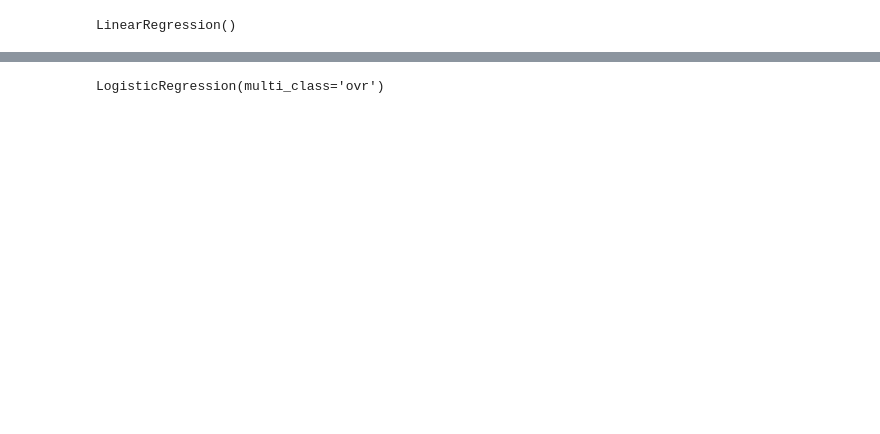
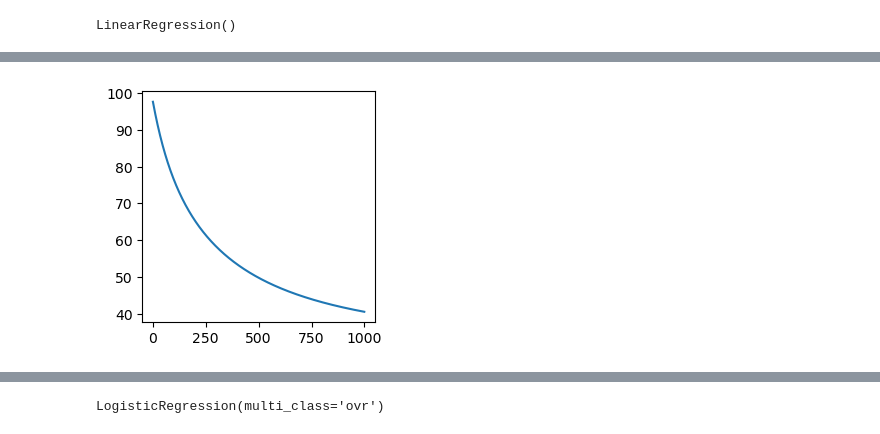
Before and after one commit to vaibhaVishwakarma/ML-from-scratch, a Jupyter notebook: NoteBooks/LR & LogR .ipynb, the cells around one changed output, grey strips where cells are left out. Saved outputs shown, nothing was run; the diff lists cells and outputs as text; code cells hidden in the pictures; blank space fills up the shorter version.

```diff
--- a/NoteBooks/LR & LogR .ipynb
+++ b/NoteBooks/LR & LogR .ipynb
@@ -102,8 +103,8 @@ sklearn model Error:  380.1461831089761
 ![alt text](https://raw.githubusercontent.com/vaibhaVishwakarma/ML-from-scratch/master/NoteBooks/OVR%20representation.png)
 # %%
 from sklearn.datasets import make_classification
-SAMPLES = int(10e4)
-X,y  =make_classification(n_samples=SAMPLES, n_features=100,n_classes= 2 ,n_clusters_per_class=3, n_informative=3)
+SAMPLES = int(1000)
+X,y  =make_classification(n_samples=SAMPLES, n_features=100,n_classes= 4 ,n_clusters_per_class=3, n_informative=4)
 X_train , X_test , y_train , y_test = train_test_split(X , y  , random_state=RANDOM_STATE , shuffle=True)
 # %%
 class LogisticRegression:
@@ -127,6 +128,7 @@ class LogisticRegression:
         self.n_classes = len(set(y))
         self.weights = np.zeros((n_features, self.n_classes))
         self.bias = np.zeros(self.n_classes)
+        loss_array = np.zeros((self.n_iter , self.n_classes))
 
         for nth_class in range(self.n_classes):
 
@@ -149,8 +151,11 @@ class LogisticRegression:
                 weights -= self.lr * delw_j
                 bias    -= self.lr * delb_j
 
+            loss_array[: , nth_class] = loss
+
             self.weights[: , nth_class] = weights
             self.bias[nth_class] = bias
+        self.loss = list(map(lambda record : record.mean() , loss_array))
 
     def predict_proba(self, X):
         n_records = X.shape[0]
@@ -173,6 +178,12 @@ class LogisticRegression:
         proba = intermediate / denominator[:,np.newaxis]
         return np.array(list(map(lambda record : list(record).index(max(record)) , proba)))
 # %%
-lr = LogisticRegression()
-lr.fit(X_train , y_train)
+logr = LogisticRegression()
+logr.fit(X_train , y_train)
+# %%
+plt.figure(figsize=(3,3))
+plt.plot([i for i in range(logr.n_iter)] , logr.loss)
+plt.show()
+# %% [output]
+[figure, added]
 # %%
```
Also changed, not shown: parts of 15 cells of this notebook.
